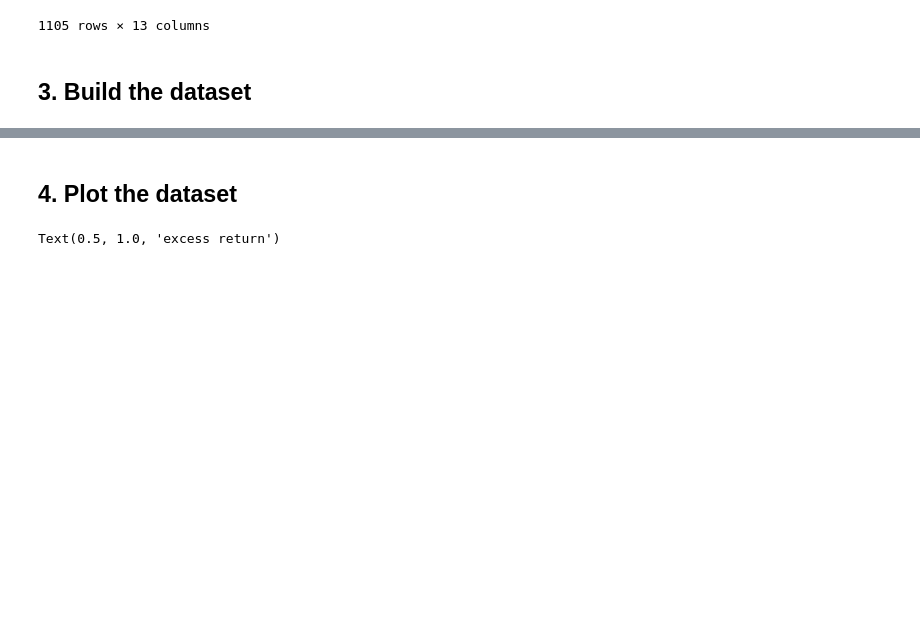
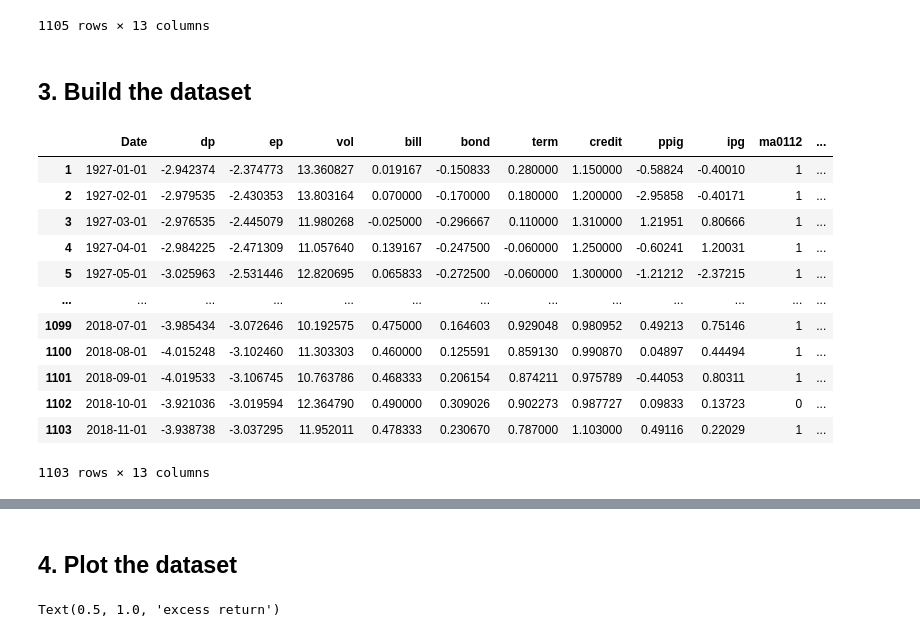
Before and after one commit to wuziqin/wuziqin, a Jupyter notebook: LSTM(07_06_21).ipynb, the cells around one changed output, grey strips where cells are left out. Cells and saved outputs as stored; diff of their text form; code cells hidden in the pictures; blank space fills up the shorter version.

```diff
--- a/LSTM(07_06_21).ipynb
+++ b/LSTM(07_06_21).ipynb
@@ -204,7 +204,23 @@ predictor
 
 ## 3.  Build the dataset
 # %%
-# remove the first row and last row
+#build the predictors dataset
+#remove the first row and last row
 predictor.drop(axis=0, index=0, inplace=True)
 predictor = predictor[:-1]
+predictor
+# %% [output]
+|  | Date | dp | ep | vol | bill | bond | term | credit | ppig | ipg | ma0112 | ... |
+| 1 | 1927-01-01 | -2.942374 | -2.374773 | 13.360827 | 0.019167 | -0.150833 | 0.280000 | 1.150000 | -0.58824 | -0.40010 | 1 | ... |
+| 2 | 1927-02-01 | -2.979535 | -2.430353 | 13.803164 | 0.070000 | -0.170000 | 0.180000 | 1.200000 | -2.95858 | -0.40171 | 1 | ... |
+| 3 | 1927-03-01 | -2.976535 | -2.445079 | 11.980268 | -0.025000 | -0.296667 | 0.110000 | 1.310000 | 1.21951 | 0.80666 | 1 | ... |
+| 4 | 1927-04-01 | -2.984225 | -2.471309 | 11.057640 | 0.139167 | -0.247500 | -0.060000 | 1.250000 | -0.60241 | 1.20031 | 1 | ... |
+| 5 | 1927-05-01 | -3.025963 | -2.531446 | 12.820695 | 0.065833 | -0.272500 | -0.060000 | 1.300000 | -1.21212 | -2.37215 | 1 | ... |
+| ... | ... | ... | ... | ... | ... | ... | ... | ... | ... | ... | ... | ... |
+| 1099 | 2018-07-01 | -3.985434 | -3.072646 | 10.192575 | 0.475000 | 0.164603 | 0.929048 | 0.980952 | 0.49213 | 0.75146 | 1 | ... |
+| 1100 | 2018-08-01 | -4.015248 | -3.102460 | 11.303303 | 0.460000 | 0.125591 | 0.859130 | 0.990870 | 0.04897 | 0.44494 | 1 | ... |
+| 1101 | 2018-09-01 | -4.019533 | -3.106745 | 10.763786 | 0.468333 | 0.206154 | 0.874211 | 0.975789 | -0.44053 | 0.80311 | 1 | ... |
+| 1102 | 2018-10-01 | -3.921036 | -3.019594 | 12.364790 | 0.490000 | 0.309026 | 0.902273 | 0.987727 | 0.09833 | 0.13723 | 0 | ... |
+| 1103 | 2018-11-01 | -3.938738 | -3.037295 | 11.952011 | 0.478333 | 0.230670 | 0.787000 | 1.103000 | 0.49116 | 0.22029 | 1 | ... |
+1103 rows × 13 columns
 # %%
```
Also changed, not shown: parts of 40 cells of this notebook.
